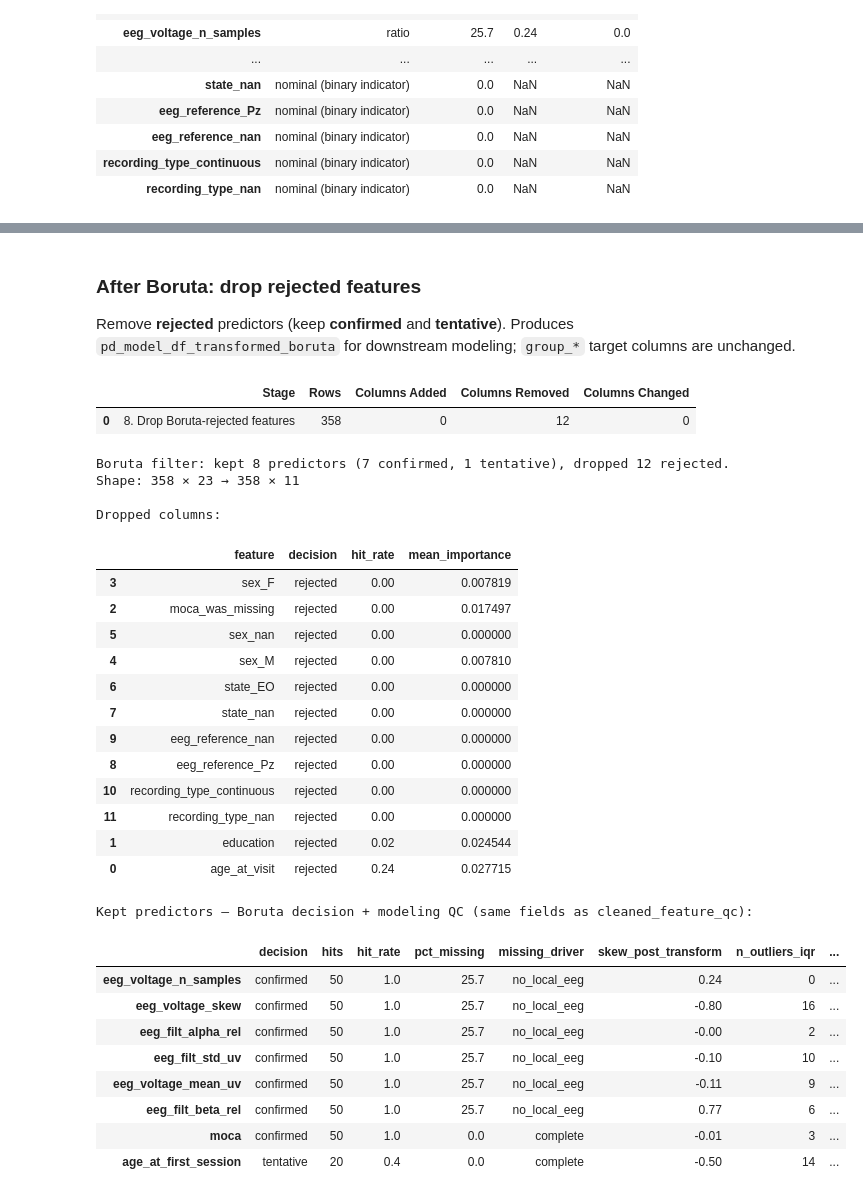
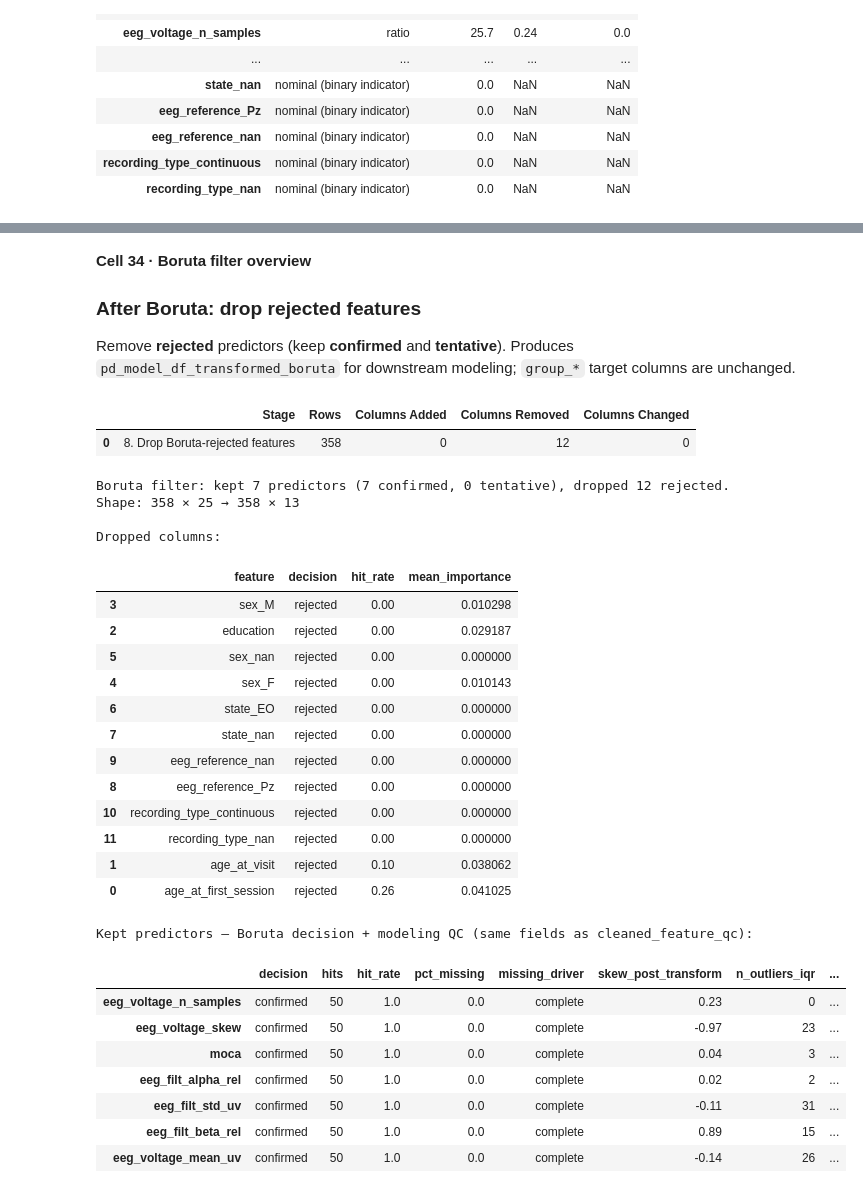
Before and after one commit to tnewman10/DDDM, a Jupyter notebook: Parkinson's Diagnosis/ds008768/PD Model.ipynb, the cells around one changed output, grey strips where cells are left out. Drawn from its saved outputs; the diff is of its cells as text; code cells hidden in the pictures.

```diff
--- a/Parkinson's Diagnosis/ds008768/PD Model.ipynb
+++ b/Parkinson's Diagnosis/ds008768/PD Model.ipynb
@@ -2348,12 +2834,22 @@ Run a Boruta-style random forest on the transformed modeling dataframe to rank p
 - **Yellow** — tentative (between confirmed and rejected)
 - **Blue** — shadow benchmarks (`shadowMin`, `shadowMean`, `shadowMax`)
 # %%
+# Cell 33 · Boruta RF code
 # Boruta-style feature selection: compare RF importances to max shadow (permuted) importances.
 from sklearn.ensemble import RandomForestClassifier
 from sklearn.impute import SimpleImputer
 
 BORUTA_TARGET = "group_PD"
-BORUTA_EXCLUDE = [c for c in pd_model_df_transformed.columns if c.startswith("group_")]
+BORUTA_TRACKING_COLS = [
+    "moca_was_missing",
+    "eeg_waveform_available",
+    "eeg_block_was_imputed",
+]
+BORUTA_EXCLUDE = [
+    c
+    for c in pd_model_df_transformed.columns
+    if c.startswith("group_") or c in BORUTA_TRACKING_COLS
+]
 BORUTA_N_ITER = 50
 
 X = pd_model_df_transformed.drop(columns=BORUTA_EXCLUDE)
@@ -2560,8 +3055,11 @@ Confirmed for modeling (7): ['eeg_voltage_n_samples', 'eeg_voltage_skew', 'eeg_f
 # %% [markdown]
+**Cell 34 · Boruta filter overview**
+
 ### After Boruta: drop rejected features
 
 Remove **rejected** predictors (keep **confirmed** and **tentative**). Produces `pd_model_df_transformed_boruta` for downstream modeling; `group_*` target columns are unchanged.
 # %%
+# Cell 35 · Boruta filter code
 def _column_change_summary(before: pd.DataFrame, after: pd.DataFrame) -> dict[str, int]:
     before_cols = set(before.columns)
     after_cols = set(after.columns)
@@ -2593,8 +3091,6 @@ pd_model_df_transformed_boruta = pd_model_df_transformed.drop(
 pd_model_df_boruta = pd_model_df.drop(
     columns=[c for c in BORUTA_REJECTED_COLS if c in pd_model_df.columns]
 ).copy()
-# Snapshot before any EEG KNN imputation (re-run EEG cell restores from this).
-pd_model_df_boruta_raw_eeg = pd_model_df_boruta.copy()
 
 boruta_filter_stage_summary = pd.DataFrame(
     [
@@ -2647,53 +3143,55 @@ boruta_qc_metric_cols = [
 ]
 boruta_qc_boruta_cols = ["decision", "hits", "hit_rate", "mean_importance"]
 
-if "cleaned_feature_qc" not in globals():
+if "build_cleaned_feature_qc" not in globals():
     raise NameError(
-        "Run the Before vs after cleaning cell first (creates cleaned_feature_qc)."
+        "Run the Before vs after cleaning cell first (defines build_cleaned_feature_qc)."
     )
 
+_boruta_qc_source = pd_model_df_transformed
 boruta_kept_feature_qc = (
     boruta_importance.loc[BORUTA_KEPT_COLS, boruta_qc_boruta_cols]
     .join(
-        cleaned_feature_qc.reindex(BORUTA_KEPT_COLS)[boruta_qc_metric_cols],
+        build_cleaned_feature_qc(_boruta_qc_source).reindex(BORUTA_KEPT_COLS)[
+            boruta_qc_metric_cols
+        ],
         how="left",
     )
     .assign(
         mean_importance_pct=lambda df: (df["mean_importance"] * 100).round(3),
     )
     .drop(columns=["mean_importance"])
     .sort_values(["decision", "hit_rate"], ascending=[True, False])
 )
 
 print("\nKept predictors — Boruta decision + modeling QC (same fields as cleaned_feature_qc):")
 display(boruta_kept_feature_qc)
 # %% [output]
 |  | Stage | Rows | Columns Added | Columns Removed | Columns Changed |
 | 0 | 8. Drop Boruta-rejected features | 358 | 0 | 12 | 0 |
-Boruta filter: kept 8 predictors (7 confirmed, 1 tentative), dropped 12 rejected.
-Shape: 358 × 23 → 358 × 11
+Boruta filter: kept 7 predictors (7 confirmed, 0 tentative), dropped 12 rejected.
+Shape: 358 × 25 → 358 × 13
 
 Dropped columns:
 |  | feature | decision | hit_rate | mean_importance |
-| 3 | sex_F | rejected | 0.00 | 0.007819 |
-| 2 | moca_was_missing | rejected | 0.00 | 0.017497 |
+| 3 | sex_M | rejected | 0.00 | 0.010298 |
+| 2 | education | rejected | 0.00 | 0.029187 |
 | 5 | sex_nan | rejected | 0.00 | 0.000000 |
-| 4 | sex_M | rejected | 0.00 | 0.007810 |
+| 4 | sex_F | rejected | 0.00 | 0.010143 |
 | 6 | state_EO | rejected | 0.00 | 0.000000 |
 | 7 | state_nan | rejected | 0.00 | 0.000000 |
 | 9 | eeg_reference_nan | rejected | 0.00 | 0.000000 |
 | 8 | eeg_reference_Pz | rejected | 0.00 | 0.000000 |
 | 10 | recording_type_continuous | rejected | 0.00 | 0.000000 |
 | 11 | recording_type_nan | rejected | 0.00 | 0.000000 |
-| 1 | education | rejected | 0.02 | 0.024544 |
-| 0 | age_at_visit | rejected | 0.24 | 0.027715 |
+| 1 | age_at_visit | rejected | 0.10 | 0.038062 |
+| 0 | age_at_first_session | rejected | 0.26 | 0.041025 |
 Kept predictors — Boruta decision + modeling QC (same fields as cleaned_feature_qc):
 |  | decision | hits | hit_rate | pct_missing | missing_driver | skew_post_transform | n_outliers_iqr | ... |
-| eeg_voltage_n_samples | confirmed | 50 | 1.0 | 25.7 | no_local_eeg | 0.24 | 0 | ... |
-| eeg_voltage_skew | confirmed | 50 | 1.0 | 25.7 | no_local_eeg | -0.80 | 16 | ... |
-| eeg_filt_alpha_rel | confirmed | 50 | 1.0 | 25.7 | no_local_eeg | -0.00 | 2 | ... |
-| eeg_filt_std_uv | confirmed | 50 | 1.0 | 25.7 | no_local_eeg | -0.10 | 10 | ... |
-| eeg_voltage_mean_uv | confirmed | 50 | 1.0 | 25.7 | no_local_eeg | -0.11 | 9 | ... |
-| eeg_filt_beta_rel | confirmed | 50 | 1.0 | 25.7 | no_local_eeg | 0.77 | 6 | ... |
-| moca | confirmed | 50 | 1.0 | 0.0 | complete | -0.01 | 3 | ... |
-| age_at_first_session | tentative | 20 | 0.4 | 0.0 | complete | -0.50 | 14 | ... |
+| eeg_voltage_n_samples | confirmed | 50 | 1.0 | 0.0 | complete | 0.23 | 0 | ... |
+| eeg_voltage_skew | confirmed | 50 | 1.0 | 0.0 | complete | -0.97 | 23 | ... |
+| moca | confirmed | 50 | 1.0 | 0.0 | complete | 0.04 | 3 | ... |
+| eeg_filt_alpha_rel | confirmed | 50 | 1.0 | 0.0 | complete | 0.02 | 2 | ... |
+| eeg_filt_std_uv | confirmed | 50 | 1.0 | 0.0 | complete | -0.11 | 31 | ... |
+| eeg_filt_beta_rel | confirmed | 50 | 1.0 | 0.0 | complete | 0.89 | 15 | ... |
+| eeg_voltage_mean_uv | confirmed | 50 | 1.0 | 0.0 | complete | -0.14 | 26 | ... |
```
Also changed, not shown: parts of 42 cells of this notebook, 13 other files.
